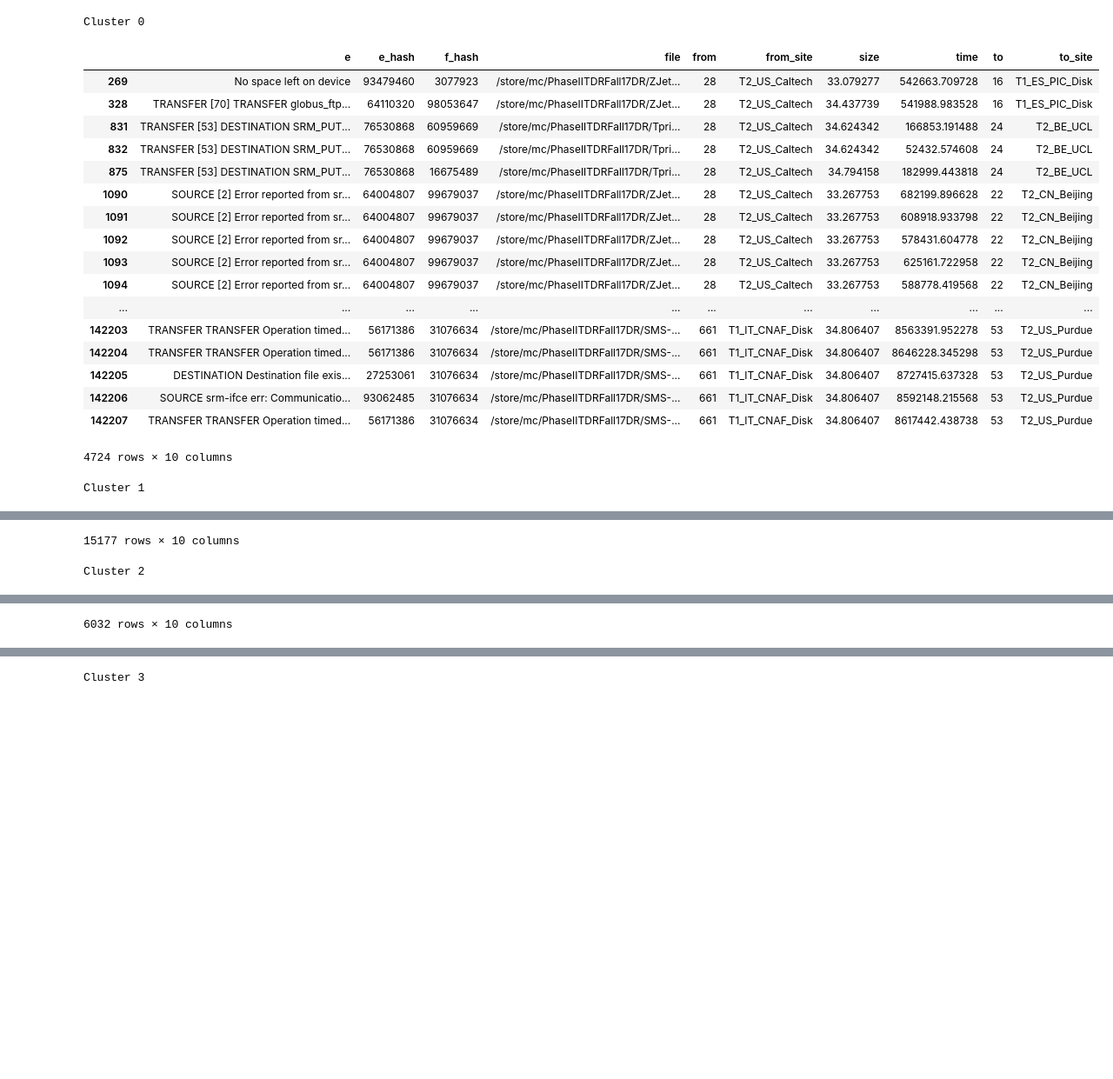
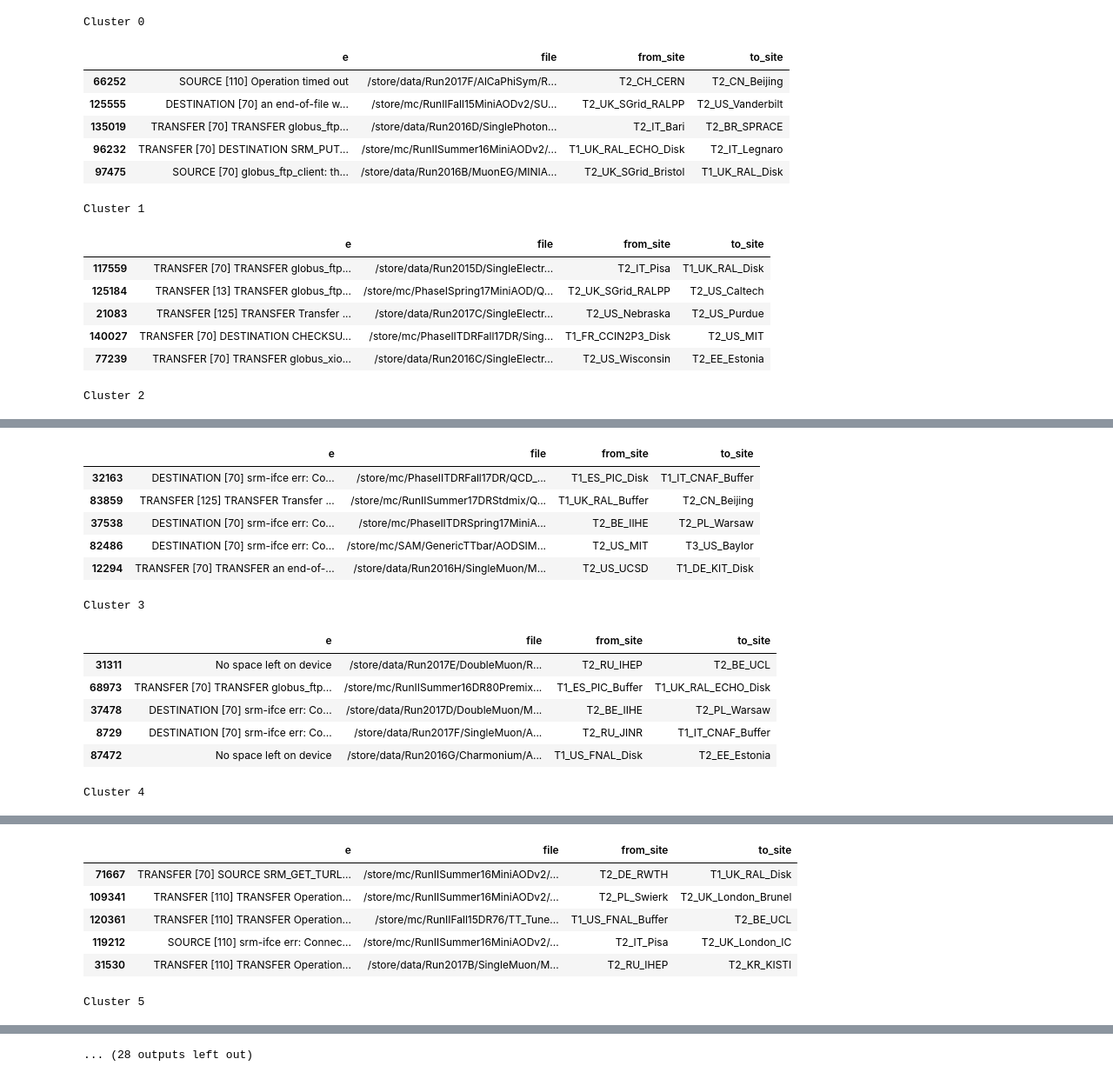
Before and after one commit to sidnarayanan/ipynb, a Jupyter notebook: phedex.ipynb, the cells around one changed output, grey strips where cells are left out. Shown at 87% size. Drawn from its saved outputs; the diff is of its cells as text; code cells hidden in the pictures; blank space fills up the shorter version.

```diff
--- a/phedex.ipynb
+++ b/phedex.ipynb
@@ -71,39 +68,39 @@ from sklearn.cluster import DBSCAN, KMeans
 from sklearn import metrics
 from sklearn.preprocessing import StandardScaler
 from kmodes.kprototypes import KPrototypes
+from kmodes.kmodes import KModes
 
 scaler = StandardScaler()
-X = scaler.fit_transform(data.as_matrix(columns=['e_hash','f_hash','from','to','size','time']))
-N_CLUSTERS = 10
-model = KPrototypes(n_clusters=N_CLUSTERS)
-predictions = model.fit_predict(X, categorical=[0,1,2,3])
+X = data.as_matrix(columns=['e_hash','f_hash','from','to'])
+X = scaler.fit_transform(X)
+N_CLUSTERS = 20
+# model = KPrototypes(n_clusters=N_CLUSTERS)
+# model = KModes(n_clusters=N_CLUSTERS)
+# predictions = model.fit_predict(X, categorical=[0,1,2,3])
+model = KMeans(n_clusters=N_CLUSTERS)
+predictions = model.fit_predict(X)
 # %%
 #predictions = model.predict(X)
-idx = np.arange(X.shape[0])
 
 for i in range(N_CLUSTERS):
     print('Cluster {}'.format(i))
     mask = predictions==i
-    idx_ = idx[mask]
-    display(data.loc[idx_.tolist(),:])
+    idx = np.arange(X.shape[0])[mask]
+    np.random.shuffle(idx)
+    display(data.loc[idx[:5].tolist(),['e','file','from_site','to_site']])
 # %% [output]
 Cluster 0
-|  | e | e_hash | f_hash | file | from | from_site | size | time | to | to_site |
-| 269 | No space left on device | 93479460 | 3077923 | /store/mc/PhaseIITDRFall17DR/ZJet... | 28 | T2_US_Caltech | 33.079277 | 542663.709728 | 16 | T1_ES_PIC_Disk |
-| 328 | TRANSFER [70] TRANSFER globus_ftp... | 64110320 | 98053647 | /store/mc/PhaseIITDRFall17DR/ZJet... | 28 | T2_US_Caltech | 34.437739 | 541988.983528 | 16 | T1_ES_PIC_Disk |
-| 831 | TRANSFER [53] DESTINATION SRM_PUT... | 76530868 | 60959669 | /store/mc/PhaseIITDRFall17DR/Tpri... | 28 | T2_US_Caltech | 34.624342 | 166853.191488 | 24 | T2_BE_UCL |
-| 832 | TRANSFER [53] DESTINATION SRM_PUT... | 76530868 | 60959669 | /store/mc/PhaseIITDRFall17DR/Tpri... | 28 | T2_US_Caltech | 34.624342 | 52432.574608 | 24 | T2_BE_UCL |
-| 875 | TRANSFER [53] DESTINATION SRM_PUT... | 76530868 | 16675489 | /store/mc/PhaseIITDRFall17DR/Tpri... | 28 | T2_US_Caltech | 34.794158 | 182999.443818 | 24 | T2_BE_UCL |
-| 1090 | SOURCE [2] Error reported from sr... | 64004807 | 99679037 | /store/mc/PhaseIITDRFall17DR/ZJet... | 28 | T2_US_Caltech | 33.267753 | 682199.896628 | 22 | T2_CN_Beijing |
-| 1091 | SOURCE [2] Error reported from sr... | 64004807 | 99679037 | /store/mc/PhaseIITDRFall17DR/ZJet... | 28 | T2_US_Caltech | 33.267753 | 608918.933798 | 22 | T2_CN_Beijing |
-| 1092 | SOURCE [2] Error reported from sr... | 64004807 | 99679037 | /store/mc/PhaseIITDRFall17DR/ZJet... | 28 | T2_US_Caltech | 33.267753 | 578431.604778 | 22 | T2_CN_Beijing |
-| 1093 | SOURCE [2] Error reported from sr... | 64004807 | 99679037 | /store/mc/PhaseIITDRFall17DR/ZJet... | 28 | T2_US_Caltech | 33.267753 | 625161.722958 | 22 | T2_CN_Beijing |
-| 1094 | SOURCE [2] Error reported from sr... | 64004807 | 99679037 | /store/mc/PhaseIITDRFall17DR/ZJet... | 28 | T2_US_Caltech | 33.267753 | 588778.419568 | 22 | T2_CN_Beijing |
-| ... | ... | ... | ... | ... | ... | ... | ... | ... | ... | ... |
-| 142203 | TRANSFER TRANSFER Operation timed... | 56171386 | 31076634 | /store/mc/PhaseIITDRFall17DR/SMS-... | 661 | T1_IT_CNAF_Disk | 34.806407 | 8563391.952278 | 53 | T2_US_Purdue |
-| 142204 | TRANSFER TRANSFER Operation timed... | 56171386 | 31076634 | /store/mc/PhaseIITDRFall17DR/SMS-... | 661 | T1_IT_CNAF_Disk | 34.806407 | 8646228.345298 | 53 | T2_US_Purdue |
-| 142205 | DESTINATION Destination file exis... | 27253061 | 31076634 | /store/mc/PhaseIITDRFall17DR/SMS-... | 661 | T1_IT_CNAF_Disk | 34.806407 | 8727415.637328 | 53 | T2_US_Purdue |
-| 142206 | SOURCE srm-ifce err: Communicatio... | 93062485 | 31076634 | /store/mc/PhaseIITDRFall17DR/SMS-... | 661 | T1_IT_CNAF_Disk | 34.806407 | 8592148.215568 | 53 | T2_US_Purdue |
-| 142207 | TRANSFER TRANSFER Operation timed... | 56171386 | 31076634 | /store/mc/PhaseIITDRFall17DR/SMS-... | 661 | T1_IT_CNAF_Disk | 34.806407 | 8617442.438738 | 53 | T2_US_Purdue |
+|  | e | file | from_site | to_site |
+| 66252 | SOURCE [110] Operation timed out | /store/data/Run2017F/AlCaPhiSym/R... | T2_CH_CERN | T2_CN_Beijing |
+| 125555 | DESTINATION [70] an end-of-file w... | /store/mc/RunIIFall15MiniAODv2/SU... | T2_UK_SGrid_RALPP | T2_US_Vanderbilt |
+| 135019 | TRANSFER [70] TRANSFER globus_ftp... | /store/data/Run2016D/SinglePhoton... | T2_IT_Bari | T2_BR_SPRACE |
+| 96232 | TRANSFER [70] DESTINATION SRM_PUT... | /store/mc/RunIISummer16MiniAODv2/... | T1_UK_RAL_ECHO_Disk | T2_IT_Legnaro |
+| 97475 | SOURCE [70] globus_ftp_client: th... | /store/data/Run2016B/MuonEG/MINIA... | T2_UK_SGrid_Bristol | T1_UK_RAL_Disk |
-4724 rows × 10 columns
+Cluster 1
+|  | e | file | from_site | to_site |
+| 117559 | TRANSFER [70] TRANSFER globus_ftp... | /store/data/Run2015D/SingleElectr... | T2_IT_Pisa | T1_UK_RAL_Disk |
+| 125184 | TRANSFER [13] TRANSFER globus_ftp... | /store/mc/PhaseISpring17MiniAOD/Q... | T2_UK_SGrid_RALPP | T2_US_Caltech |
+| 21083 | TRANSFER [125] TRANSFER Transfer ... | /store/data/Run2017C/SingleElectr... | T2_US_Nebraska | T2_US_Purdue |
+| 140027 | TRANSFER [70] DESTINATION CHECKSU... | /store/mc/PhaseIITDRFall17DR/Sing... | T1_FR_CCIN2P3_Disk | T2_US_MIT |
+| 77239 | TRANSFER [70] TRANSFER globus_xio... | /store/data/Run2016C/SingleElectr... | T2_US_Wisconsin | T2_EE_Estonia |
-Cluster 1
+Cluster 2
@@ -127,2 +107,14 @@ Cluster 1
+|  | e | file | from_site | to_site |
+| 32163 | DESTINATION [70] srm-ifce err: Co... | /store/mc/PhaseIITDRFall17DR/QCD_... | T1_ES_PIC_Disk | T1_IT_CNAF_Buffer |
+| 83859 | TRANSFER [125] TRANSFER Transfer ... | /store/mc/RunIISummer17DRStdmix/Q... | T1_UK_RAL_Buffer | T2_CN_Beijing |
+| 37538 | DESTINATION [70] srm-ifce err: Co... | /store/mc/PhaseIITDRSpring17MiniA... | T2_BE_IIHE | T2_PL_Warsaw |
+| 82486 | DESTINATION [70] srm-ifce err: Co... | /store/mc/SAM/GenericTTbar/AODSIM... | T2_US_MIT | T3_US_Baylor |
+| 12294 | TRANSFER [70] TRANSFER an end-of-... | /store/data/Run2016H/SingleMuon/M... | T2_US_UCSD | T1_DE_KIT_Disk |
-15177 rows × 10 columns
+Cluster 3
+|  | e | file | from_site | to_site |
+| 31311 | No space left on device | /store/data/Run2017E/DoubleMuon/R... | T2_RU_IHEP | T2_BE_UCL |
+| 68973 | TRANSFER [70] TRANSFER globus_ftp... | /store/mc/RunIISummer16DR80Premix... | T1_ES_PIC_Buffer | T1_UK_RAL_ECHO_Disk |
+| 37478 | DESTINATION [70] srm-ifce err: Co... | /store/data/Run2017D/DoubleMuon/M... | T2_BE_IIHE | T2_PL_Warsaw |
+| 8729 | DESTINATION [70] srm-ifce err: Co... | /store/data/Run2017F/SingleMuon/A... | T2_RU_JINR | T1_IT_CNAF_Buffer |
+| 87472 | No space left on device | /store/data/Run2016G/Charmonium/A... | T1_US_FNAL_Disk | T2_EE_Estonia |
-Cluster 2
+Cluster 4
@@ -146 +121,7 @@ Cluster 2
+|  | e | file | from_site | to_site |
+| 71667 | TRANSFER [70] SOURCE SRM_GET_TURL... | /store/mc/RunIISummer16MiniAODv2/... | T2_DE_RWTH | T1_UK_RAL_Disk |
+| 109341 | TRANSFER [110] TRANSFER Operation... | /store/mc/RunIISummer16MiniAODv2/... | T2_PL_Swierk | T2_UK_London_Brunel |
+| 120361 | TRANSFER [110] TRANSFER Operation... | /store/mc/RunIIFall15DR76/TT_Tune... | T1_US_FNAL_Buffer | T2_BE_UCL |
+| 119212 | SOURCE [110] srm-ifce err: Connec... | /store/mc/RunIISummer16MiniAODv2/... | T2_IT_Pisa | T2_UK_London_IC |
+| 31530 | TRANSFER [110] TRANSFER Operation... | /store/data/Run2017B/SingleMuon/M... | T2_RU_IHEP | T2_KR_KISTI |
-6032 rows × 10 columns
+Cluster 5
@@ -147 +134 @@ Cluster 2
-Cluster 3
+... (28 outputs left out)
```
Also changed, not shown: parts of 3 cells of this notebook, 1 other file.
